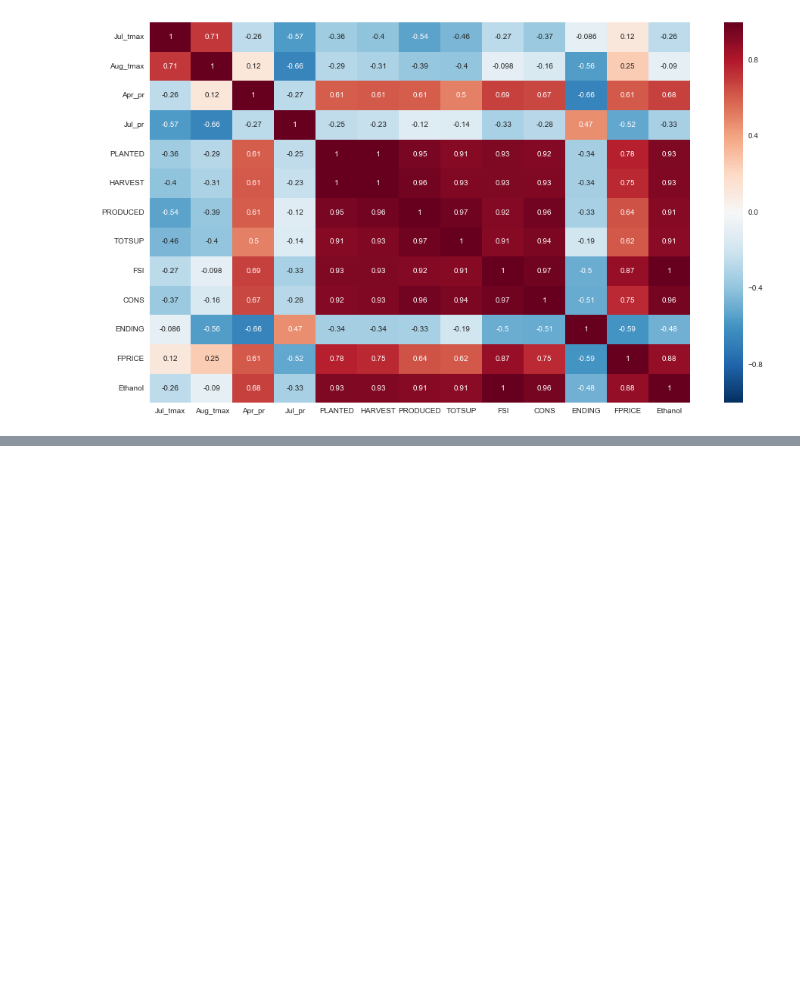
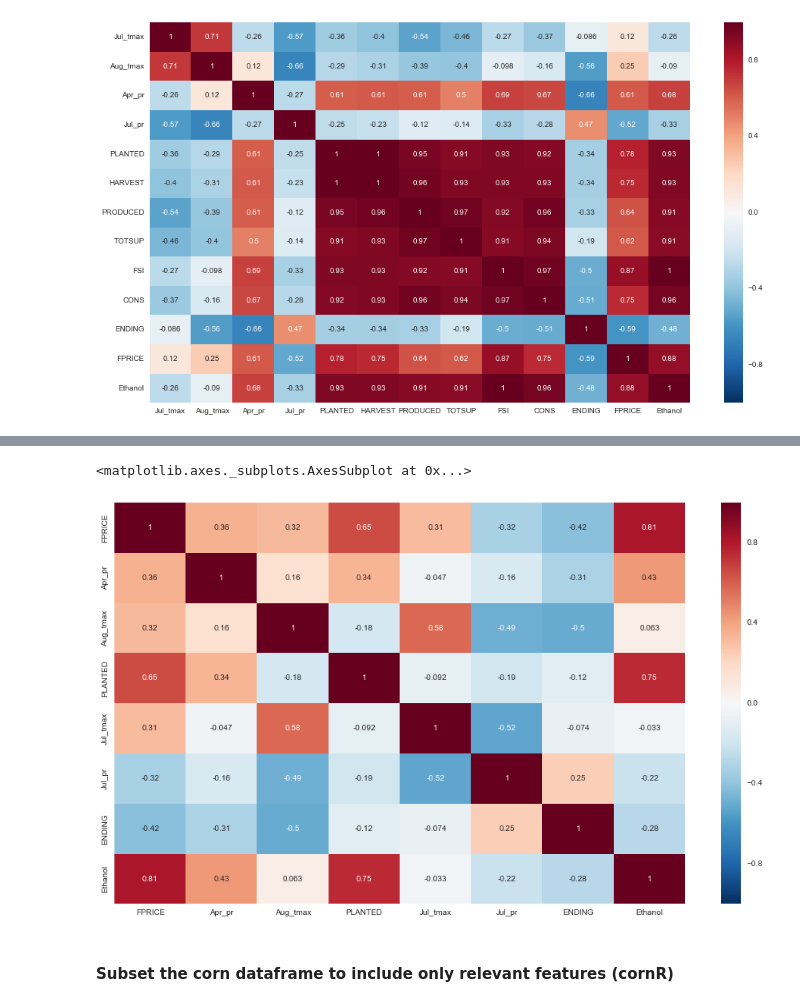
Before and after one commit to patrickboland4/factors_influencing_corn_prices, a Jupyter notebook: jupyter_notebooks/Analysis, Visualization, & Machine Learning.ipynb, the cells around one changed output, grey strips where cells are left out. Drawn from its saved outputs; the diff is of its cells as text; code cells hidden in the pictures; blank space fills up the shorter version.

```diff
--- a/jupyter_notebooks/Visualization & Machine Learning.ipynb
+++ b/jupyter_notebooks/Analysis, Visualization, & Machine Learning.ipynb
@@ -322,0 +327,3 @@ We will rely on the cornPC3 dataframe above, detailing how these variables corre
+# %%
+relevant_features = set(cornPC3.index)
+relevant_features
@@ -322,0 +344,3 @@ We will rely on the cornPC3 dataframe above, detailing how these variables corre
+# %%
+removal_features = {'CONS', 'FSI', 'HARVEST', 'PRODUCED', 'TOTSUP'}
+relevant_features1 = list(relevant_features - removal_features)
@@ -322,0 +372,8 @@ We will rely on the cornPC3 dataframe above, detailing how these variables corre
+# %%
+plt.figure(figsize=(16,9))
+sns.heatmap(corn[relevant_features1].corr(), annot=True)
+# %% [output]
+<matplotlib.axes._subplots.AxesSubplot at 0x...>
+[figure, added]
+# %% [markdown]
+#### Subset the corn dataframe to include only relevant features (cornR)
```
Also changed, not shown: parts of 40 cells of this notebook.
